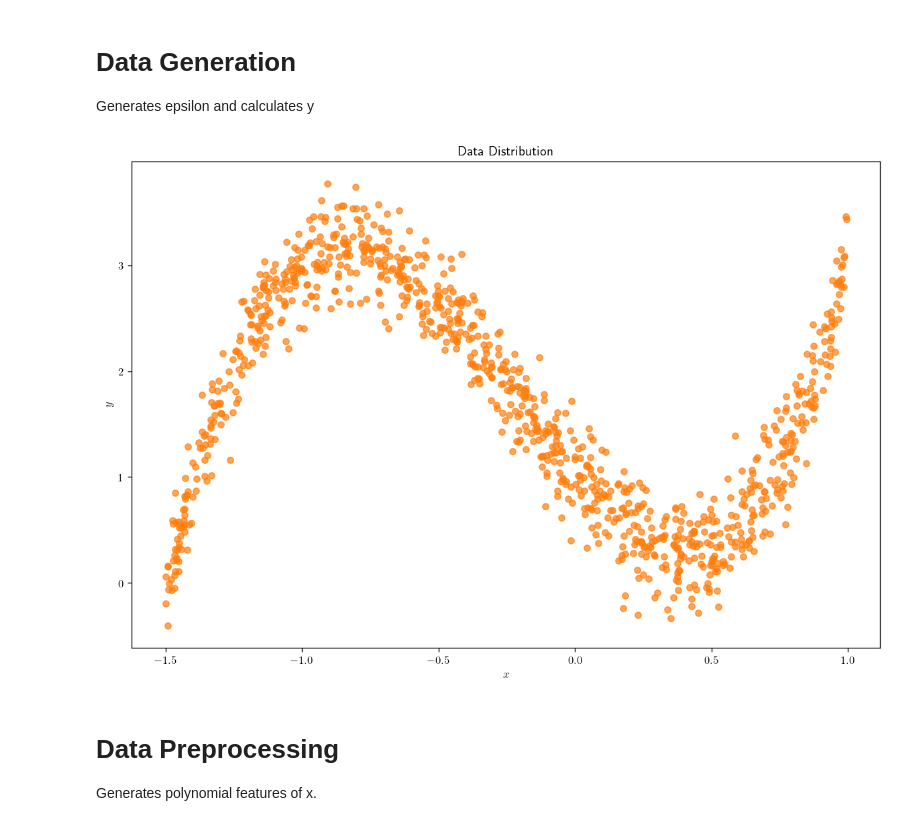
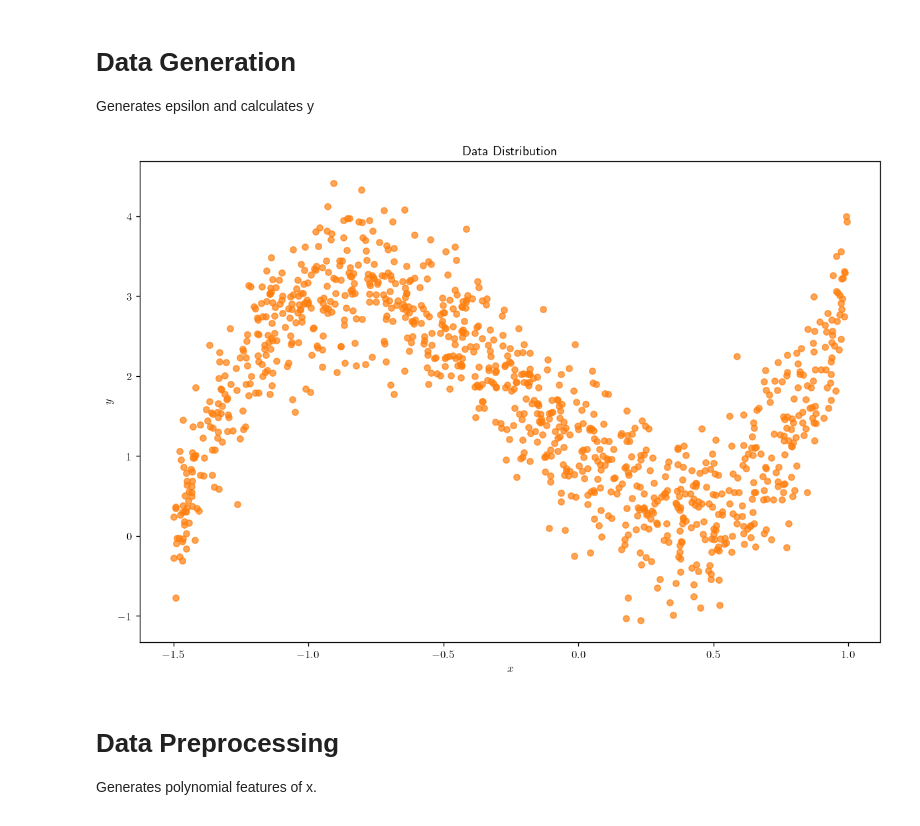
Before and after one commit to pha123661/NYCU-2021Fall-Introduction-to-Machine-Learning, a Jupyter notebook: HW4/Source code HW4 0711239.ipynb, the cells around one changed output. Cells and saved outputs as stored; diff of their text form; code cells hidden in the pictures.

```diff
--- a/HW4/Source code HW4 0711239.ipynb
+++ b/HW4/Source code HW4 0711239.ipynb
@@ -20,18 +20,18 @@ plt.rcParams['text.usetex'] = True
 Generates epsilon and calculates y
 # %%
 x = np.sort(np.random.uniform(-1.5, 1.0, size=(1000,)), axis=0) # -1.5 < x < 1.0
-epsilon = np.random.normal(0, 0.25, size=x.shape)
+epsilon = np.random.normal(0, 0.25**0.5, size=x.shape)
 y = 3*x**3 + 2*x**2 - 3*x + 1 + epsilon
 
 # plot
 plt.figure()
 plt.title("Data Distribution")
 plt.xlabel("$x$")
 plt.ylabel("$y$")
 plt.scatter(x, y, s=30, alpha=0.7, c='tab:orange')
 plt.show()
 # %% [output]
-[figure, old version]
+[figure, new version]
 # %% [markdown]
 # Data Preprocessing
 Generates polynomial features of x.
```
Also changed, not shown: parts of 1 cell of this notebook, 1 other file.
